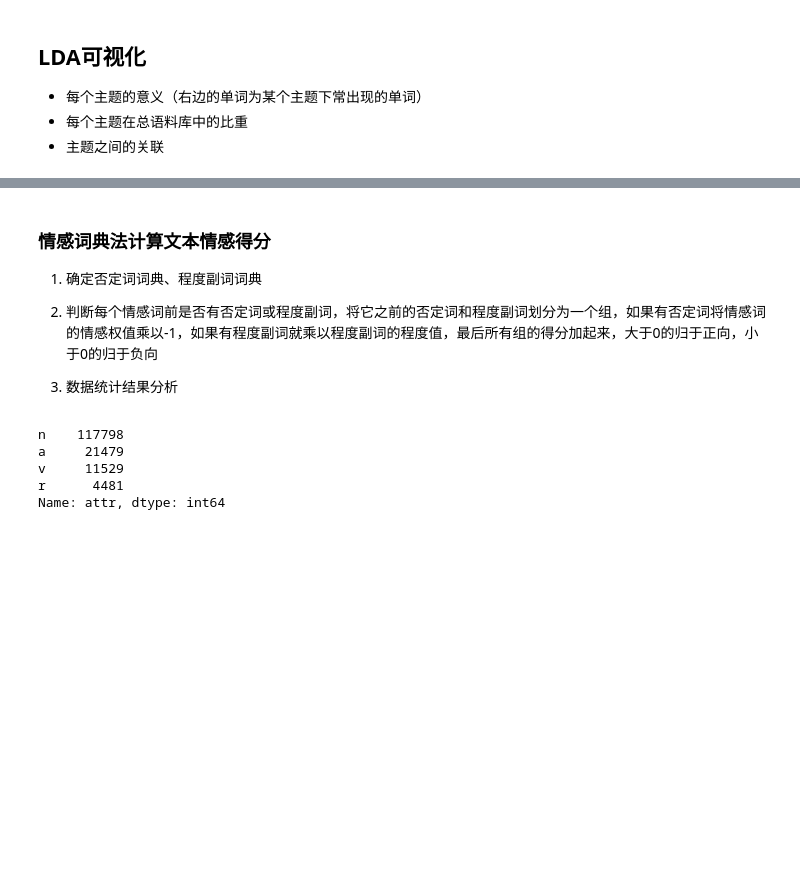
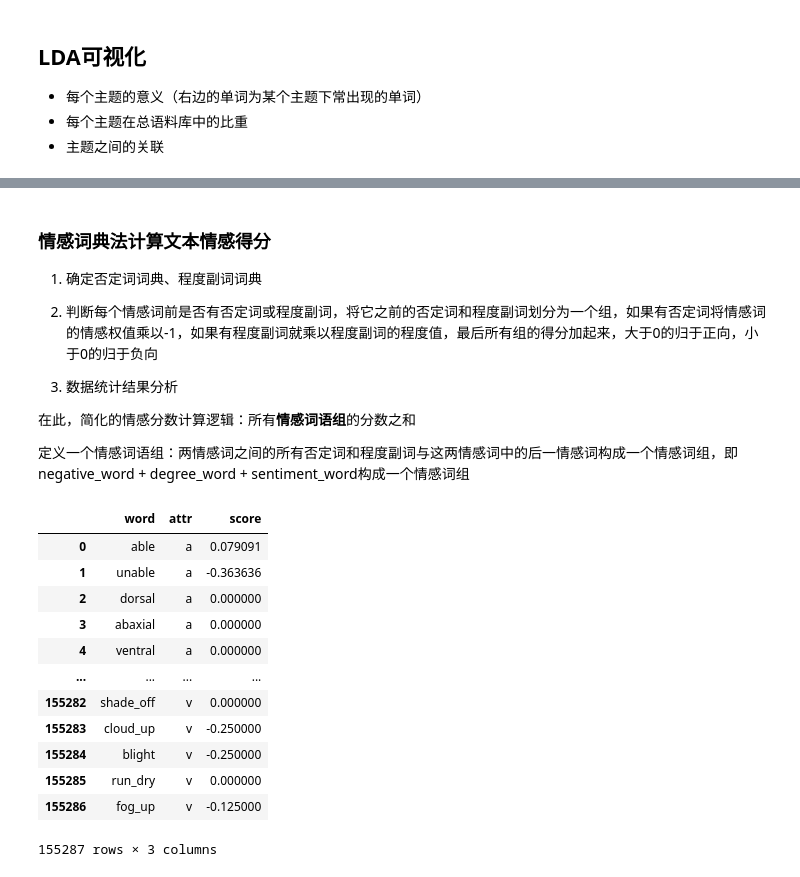
Before and after one commit to jiayu1011/TwitterDM, a Jupyter notebook: TwitterAnalyzing.ipynb, the cells around one changed output, grey strips where cells are left out. Saved outputs shown, nothing was run; the diff lists cells and outputs as text; code cells hidden in the pictures; blank space fills up the shorter version.

```diff
--- a/TwitterAnalyzing.ipynb
+++ b/TwitterAnalyzing.ipynb
@@ -1220,16 +1230,31 @@ pyLDAvis.display(vis_data)
 2. 判断每个情感词前是否有否定词或程度副词，将它之前的否定词和程度副词划分为一个组，如果有否定词将情感词的情感权值乘以-1，如果有程度副词就乘以程度副词的程度值，最后所有组的得分加起来，大于0的归于正向，小于0的归于负向
 
 3. 数据统计结果分析
+
+
+
+
+在此，简化的情感分数计算逻辑：所有**情感词语组**的分数之和
+
+定义一个情感词语组：两情感词之间的所有否定词和程度副词与这两情感词中的后一情感词构成一个情感词组，即negative_word + degree_word + sentiment_word构成一个情感词组
 # %%
-degree_dict = pd.read_csv('./dictionaries/degree_dictionary/degree_dictionary.csv')
-negative_dict = pd.read_csv('./dictionaries/negative_dictionary/negative_dictionary.csv')
-sentiment_dict = pd.read_csv('./dictionaries/sentiment_dictionary/SentiWordNet3.0.0.csv')
+# 导入三种词典
+degree_df = pd.read_csv('./dictionaries/degree_dictionary/degree_dictionary.csv')
+negative_df = pd.read_csv('./dictionaries/negative_dictionary/negative_dictionary.csv')
+sentiment_df = pd.read_csv('./dictionaries/sentiment_dictionary/SentiWordNet3.0.0.csv')
-# %%
-# 情感词词典分布
-sentiment_dict['attr'].value_counts()
-# %% [output]
-n    117798
-a     21479
-v     11529
-r      4481
-Name: attr, dtype: int64
+# %%
+sentiment_df
+# %% [output]
+|  | word | attr | score |
+| 0 | able | a | 0.079091 |
+| 1 | unable | a | -0.363636 |
+| 2 | dorsal | a | 0.000000 |
+| 3 | abaxial | a | 0.000000 |
+| 4 | ventral | a | 0.000000 |
+| ... | ... | ... | ... |
+| 155282 | shade_off | v | 0.000000 |
+| 155283 | cloud_up | v | -0.250000 |
+| 155284 | blight | v | -0.250000 |
+| 155285 | run_dry | v | 0.000000 |
+| 155286 | fog_up | v | -0.125000 |
+155287 rows × 3 columns
```
Also changed, not shown: parts of 28 cells of this notebook, 9 other files.
